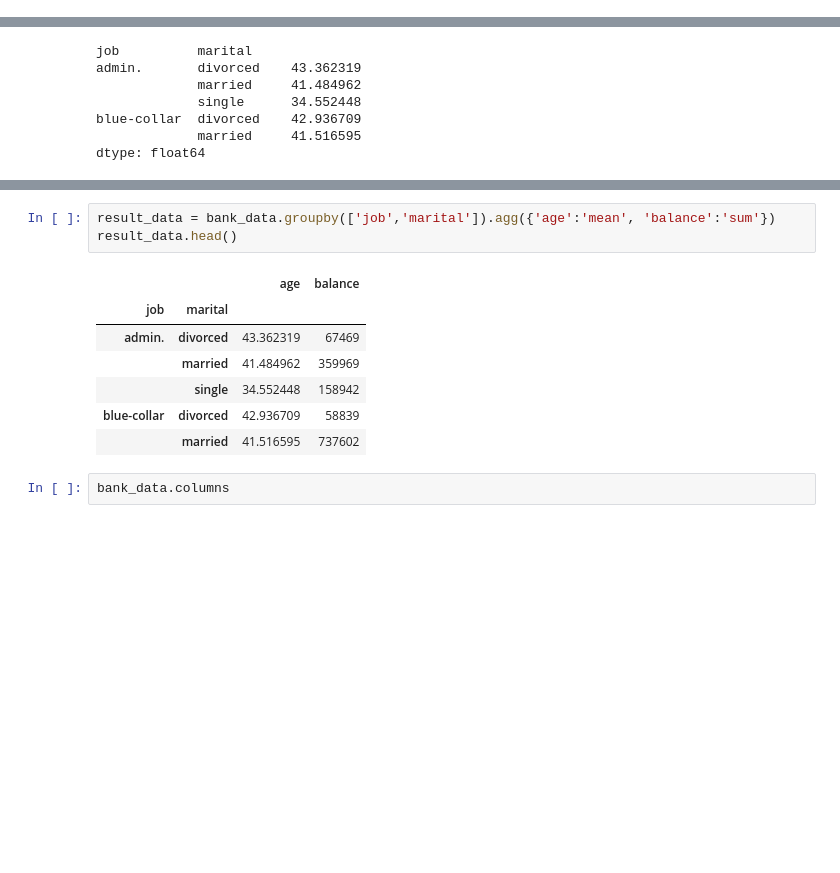
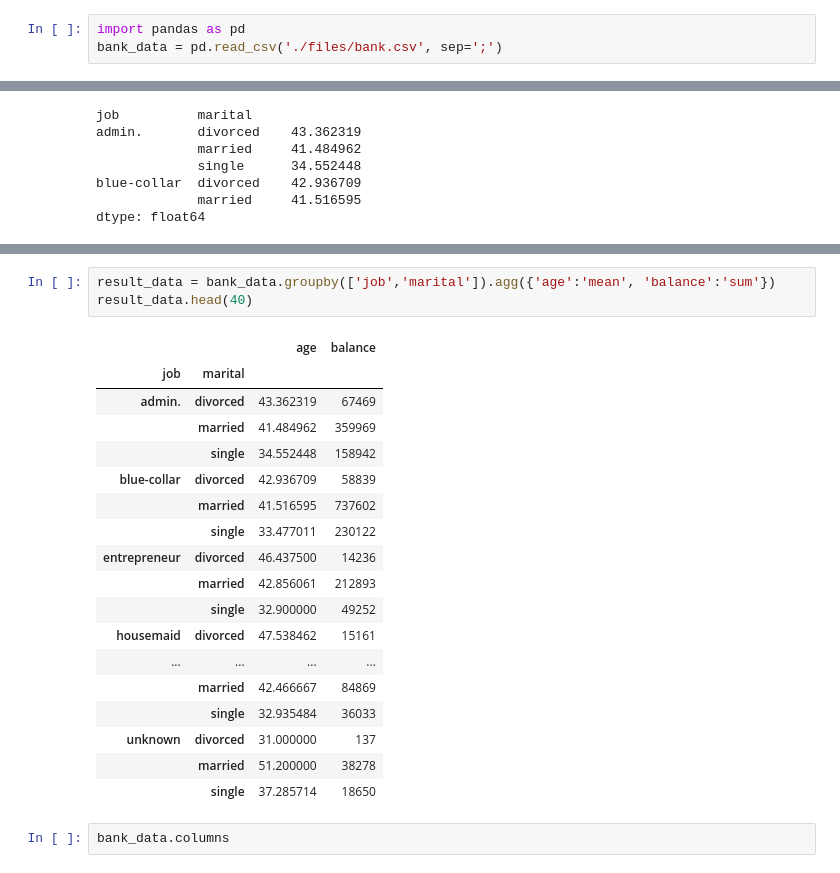
Before and after one commit to crixtiam/python-begginers, a Jupyter notebook: json-database/analisis_datos_pd.ipynb, the cells around one changed output, grey strips where cells are left out. Cells and saved outputs as stored; diff of their text form; blank space fills up the shorter version.

```diff
--- a/json-database/analisis_datos_pd.ipynb
+++ b/json-database/analisis_datos_pd.ipynb
@@ -522,6 +522,9 @@ bank_data['age'].plot(kind='hist', bins=5)
 ### Group by
 # %% [markdown]
 Agrupar  - datos y poder operarlos más fácil
+# %%
+import pandas as pd
+bank_data = pd.read_csv('./files/bank.csv', sep=';')
 # %%
 #bank_data = read_csv(ruta_donde_esta_el_archivo)
 bank_data.head()
@@ -620,14 +679,25 @@ dtype: float64
 # %%
 result_data = bank_data.groupby(['job','marital']).agg({'age':'mean', 'balance':'sum'})
-result_data.head()
+result_data.head(40)
 # %% [output]
 |  |  | age | balance |
 | job | marital |  |  |
 | admin. | divorced | 43.362319 | 67469 |
 |  | married | 41.484962 | 359969 |
 |  | single | 34.552448 | 158942 |
 | blue-collar | divorced | 42.936709 | 58839 |
 |  | married | 41.516595 | 737602 |
+|  | single | 33.477011 | 230122 |
+| entrepreneur | divorced | 46.437500 | 14236 |
+|  | married | 42.856061 | 212893 |
+|  | single | 32.900000 | 49252 |
+| housemaid | divorced | 47.538462 | 15161 |
+| ... | ... | ... | ... |
+|  | married | 42.466667 | 84869 |
+|  | single | 32.935484 | 36033 |
+| unknown | divorced | 31.000000 | 137 |
+|  | married | 51.200000 | 38278 |
+|  | single | 37.285714 | 18650 |
 # %%
 bank_data.columns
 # %% [output]
```
Also changed, not shown: parts of 9 cells of this notebook.
